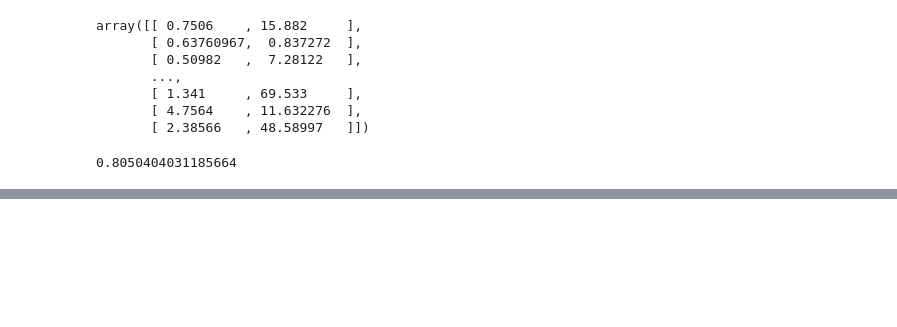
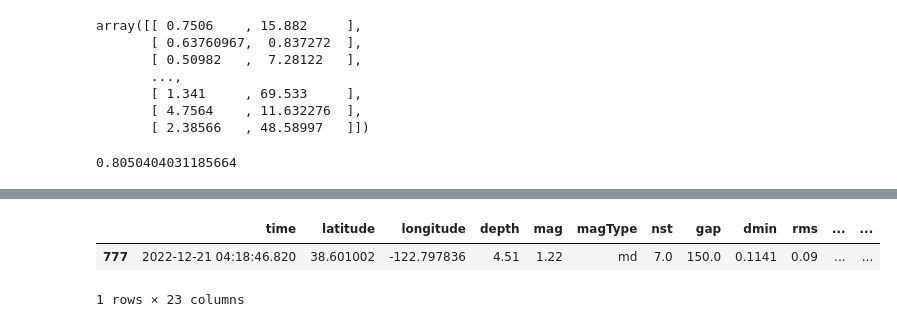
Before and after one commit to raissaazaria/FoDS_FP, a Jupyter notebook: FoDS_FP.ipynb, the cells around one changed output, grey strips where cells are left out. Cells and saved outputs as stored; diff of their text form; code cells hidden in the pictures; blank space fills up the shorter version.

```diff
--- a/FoDS_FP.ipynb
+++ b/FoDS_FP.ipynb
@@ -523,0 +543,6 @@ best_fit.score(X_test, Y_test)
+# %%
+df.loc[[777]]
+# %% [output]
+|  | time | latitude | longitude | depth | mag | magType | nst | gap | dmin | rms | ... | ... |
+| 777 | 2022-12-21 04:18:46.820 | 38.601002 | -122.797836 | 4.51 | 1.22 | md | 7.0 | 150.0 | 0.1141 | 0.09 | ... | ... |
+1 rows × 23 columns
```
Also changed, not shown: parts of 15 cells of this notebook.
